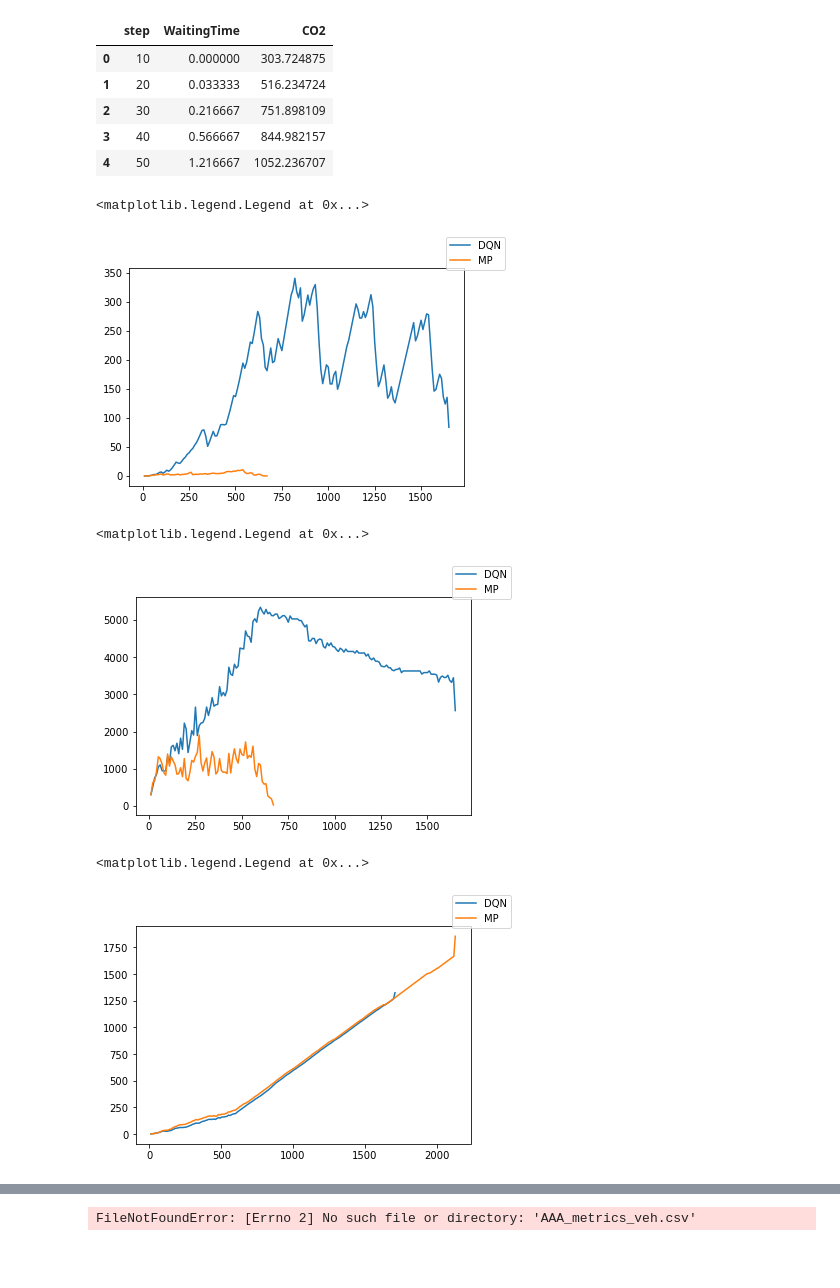
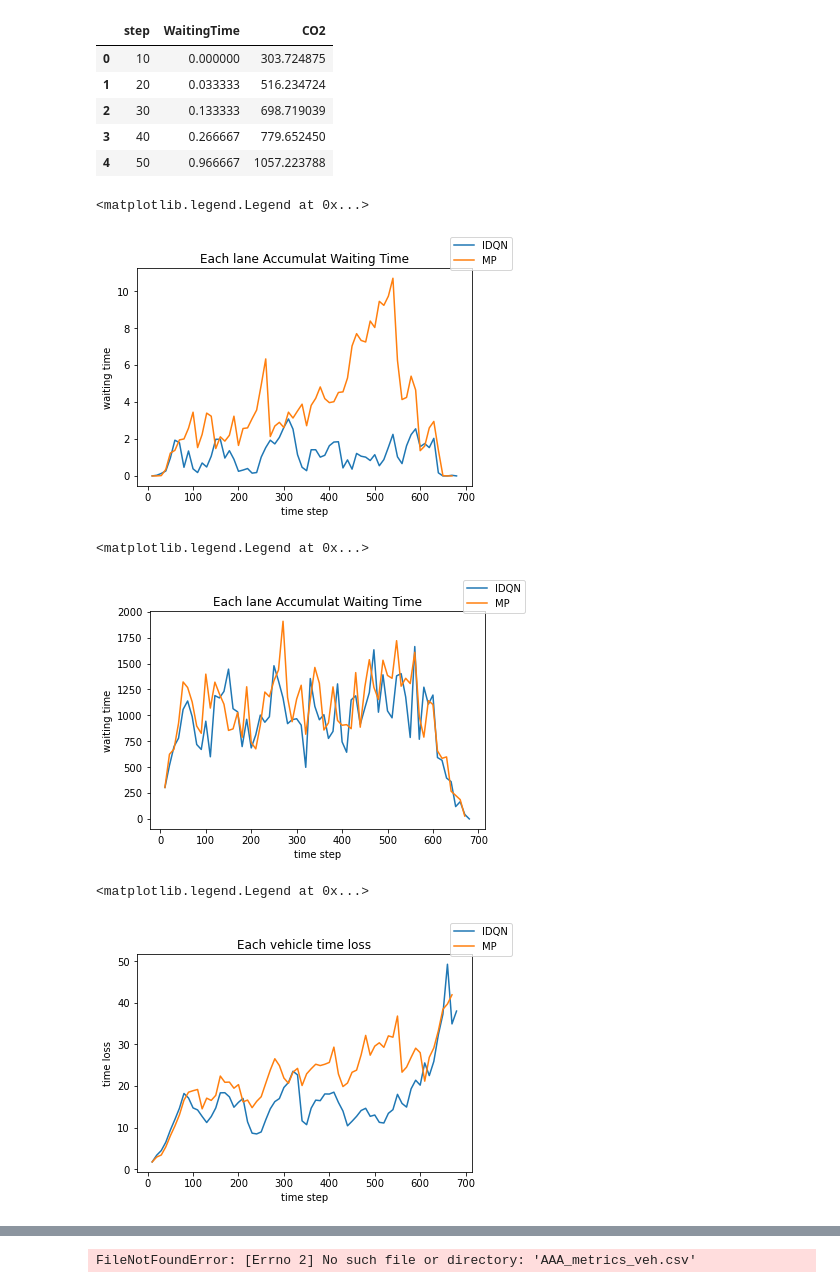
Before and after one commit to Sunglass2225/AI-Traffic, a Jupyter notebook: test.ipynb, the cells around one changed output, grey strips where cells are left out. Saved outputs shown, nothing was run; the diff lists cells and outputs as text; code cells hidden in the pictures; blank space fills up the shorter version.

```diff
--- a/test.ipynb
+++ b/test.ipynb
@@ -2,11 +2,11 @@
 import pandas as pd
 import matplotlib.pyplot as plt
 # %%
-DQN_lane = pd.read_csv('Ryan_iDQN_Controller_metrics_lane.csv')
-MP_lane = pd.read_csv('MP_Controller_metrics_lane.csv')
+DQN_lane = pd.read_csv('##IDQN_metrics_lane.csv')
+MP_lane = pd.read_csv('Max_pressure_metrics_lane.csv')
 
-DQN_veh = pd.read_csv('Ryan_iDQN_Controller_metrics_veh.csv')
-MP_veh = pd.read_csv('MP_Controller_metrics_veh.csv')
+DQN_veh = pd.read_csv('##IDQN_metrics_veh.csv')
+MP_veh = pd.read_csv('Max_pressure_metrics_veh.csv')
 
 DQN_lane.head()
 # %% [output]
@@ -28,34 +28,49 @@ DQN_lane_step.head()
 |  | step | WaitingTime | CO2 |
 | 0 | 10 | 0.000000 | 303.724875 |
 | 1 | 20 | 0.033333 | 516.234724 |
-| 2 | 30 | 0.216667 | 751.898109 |
-| 3 | 40 | 0.566667 | 844.982157 |
-| 4 | 50 | 1.216667 | 1052.236707 |
+| 2 | 30 | 0.133333 | 698.719039 |
+| 3 | 40 | 0.266667 | 779.652450 |
+| 4 | 50 | 0.966667 | 1057.223788 |
 # %%
 fig = plt.figure()
 
-plt.plot(DQN_lane_step['step'],DQN_lane_step['WaitingTime'], label = 'DQN')
+plt.plot(DQN_lane_step['step'],DQN_lane_step['WaitingTime'], label = 'IDQN')
 plt.plot(MP_lane_step['step'],MP_lane_step['WaitingTime'], label = 'MP')
+
+plt.title("Each lane Accumulat Waiting Time")
+plt.ylabel("waiting time")
+plt.xlabel("time step")
+
 fig.legend()
 # %% [output]
 <matplotlib.legend.Legend at 0x...>
-[figure, old version]
+[figure, new version]
 # %%
 fig = plt.figure()
 
-plt.plot(DQN_lane_step['step'],DQN_lane_step['CO2'], label = 'DQN')
+plt.plot(DQN_lane_step['step'],DQN_lane_step['CO2'], label = 'IDQN')
 plt.plot(MP_lane_step['step'],MP_lane_step['CO2'], label = 'MP')
+
+plt.title("Each lane Accumulat Waiting Time")
+plt.ylabel("waiting time")
+plt.xlabel("time step")
+
 fig.legend()
 # %% [output]
 <matplotlib.legend.Legend at 0x...>
-[figure, old version]
+[figure, new version]
 # %%
 fig = plt.figure()
-plt.plot(DQN_vehicle_step['step'],DQN_vehicle_step['TimeLoss'], label = 'DQN')
+plt.plot(DQN_vehicle_step['step'],DQN_vehicle_step['TimeLoss'], label = 'IDQN')
 plt.plot(MP_vehicle_step['step'],MP_vehicle_step['TimeLoss'], label = 'MP')
+
+plt.title("Each vehicle time loss")
+plt.ylabel("time loss")
+plt.xlabel("time step")
+
 fig.legend()
 # %% [output]
 <matplotlib.legend.Legend at 0x...>
-[figure, old version]
+[figure, new version]
 # %%
 fig = plt.figure()
```
Also changed, not shown: parts of 2 cells of this notebook.
